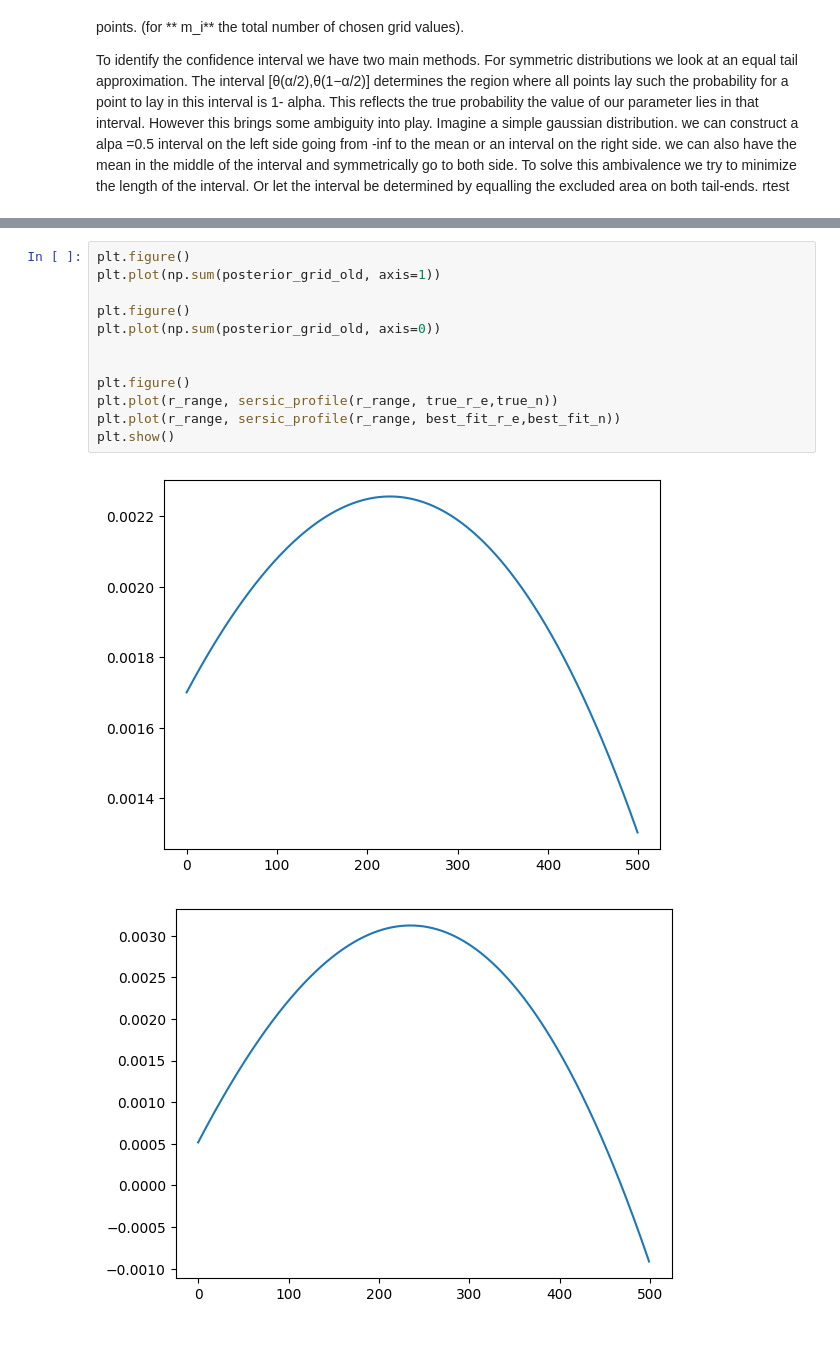
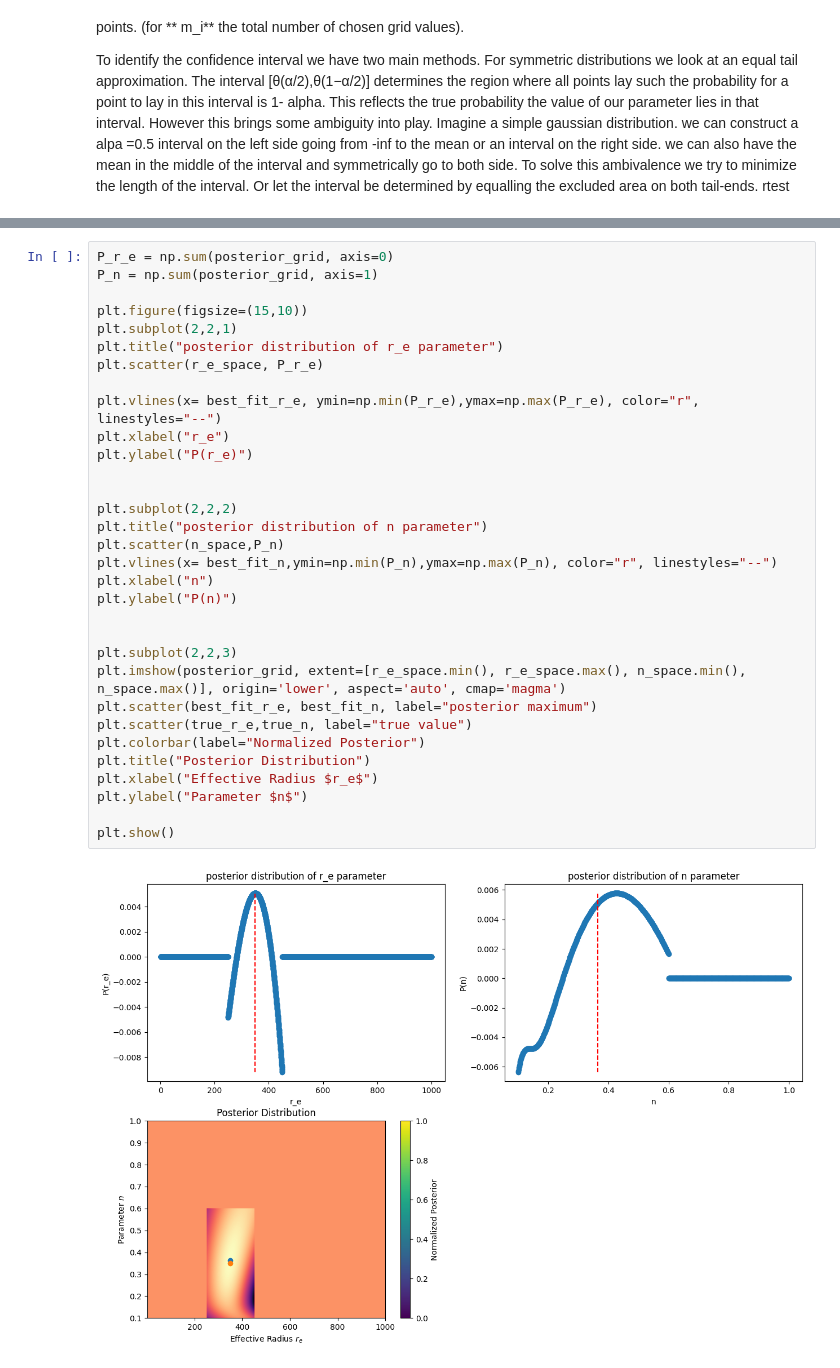
Before and after one commit to t-kist/Bayesian-Statistics-for-Astrophysics-2024, a Jupyter notebook: bayes24/lecture_notes/group4/Bundeltje/Scratchfile-Luka.ipynb, the cells around one changed output, grey strips where cells are left out. Cells and saved outputs as stored; diff of their text form; blank space fills up the shorter version.

Commit message:
Found good values, trying to work on updating posterior. Functions for confidence intervals are there

```diff
--- a/bayes24/lecture_notes/group4/Bundeltje/Scratchfile-Luka.ipynb
+++ b/bayes24/lecture_notes/group4/Bundeltje/Scratchfile-Luka.ipynb
@@ -100,15 +121,34 @@ Best-fit r_e: 250.31062124248496
 # %%
-plt.figure()
-plt.plot(np.sum(posterior_grid_old, axis=1))
+P_r_e = np.sum(posterior_grid, axis=0)
+P_n = np.sum(posterior_grid, axis=1)
 
-plt.figure()
-plt.plot(np.sum(posterior_grid_old, axis=0))
+plt.figure(figsize=(15,10))
+plt.subplot(2,2,1)
+plt.title("posterior distribution of r_e parameter")
+plt.scatter(r_e_space, P_r_e)
+
+plt.vlines(x= best_fit_r_e, ymin=np.min(P_r_e),ymax=np.max(P_r_e), color="r", linestyles="--")
+plt.xlabel("r_e")
+plt.ylabel("P(r_e)")
 
 
-plt.figure()
-plt.plot(r_range, sersic_profile(r_range, true_r_e,true_n))
-plt.plot(r_range, sersic_profile(r_range, best_fit_r_e,best_fit_n))
+plt.subplot(2,2,2)
+plt.title("posterior distribution of n parameter")
+plt.scatter(n_space,P_n)
+plt.vlines(x= best_fit_n,ymin=np.min(P_n),ymax=np.max(P_n), color="r", linestyles="--")
+plt.xlabel("n")
+plt.ylabel("P(n)")
+
+
+plt.subplot(2,2,3)
+plt.imshow(posterior_grid, extent=[r_e_space.min(), r_e_space.max(), n_space.min(), n_space.max()], origin='lower', aspect='auto', cmap='magma')
+plt.scatter(best_fit_r_e, best_fit_n, label="posterior maximum")
+plt.scatter(true_r_e,true_n, label="true value")
+plt.colorbar(label="Normalized Posterior")
+plt.title("Posterior Distribution")
+plt.xlabel("Effective Radius $r_e$")
+plt.ylabel("Parameter $n$")
+
 plt.show()
 # %% [output]
-[figure, old version]
+[figure, new version]
-[figure, removed]
```
Also changed, not shown: parts of 21 cells of this notebook.
